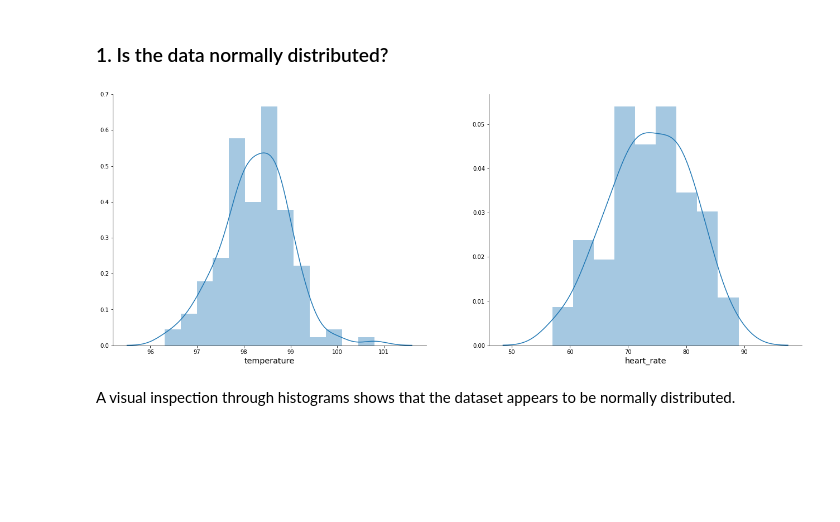
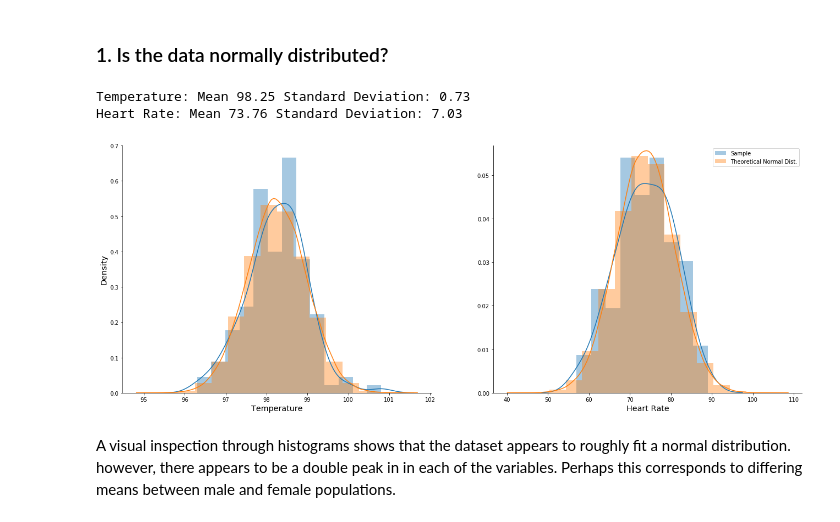
Before and after one commit to Nhorning/EDA_human_temperature, a Jupyter notebook: sliderule_dsi_inferential_statistics_exercise_1.ipynb, the cells around one changed output. Cells and saved outputs as stored; diff of their text form; code cells hidden in the pictures; blank space fills up the shorter version.

Commit message:
Added theoretical normal overlays
 Changes to be committed:
	modified:   sliderule_dsi_inferential_statistics_exercise_1.ipynb

```diff
--- a/sliderule_dsi_inferential_statistics_exercise_1.ipynb
+++ b/sliderule_dsi_inferential_statistics_exercise_1.ipynb
@@ -79,28 +79,56 @@ df.head()
 ### 1. Is the data normally distributed?
 # %%
 #Create a histogram of the data for visual inspection
+
+#Set varibles from dataframe
 T = df['temperature']
 G = df['gender']
 H = df['heart_rate']
 
-#s
+#Establish Paper Sizes
 A5 = (5.85,4.135)
 A4 = (11.7,8.27)
 A3 = (22.14,16.54)
 
+#Create Subplots
 f, ax = plt.subplots(1, 2)
 f.set_size_inches(A3[0],A4[1])
 ax[0].set_xlabel('Temperature', fontsize='x-large')
+ax[0].set_ylabel('Density', fontsize='x-large')
 ax[1].set_xlabel('Heart Rate', fontsize='x-large')
 
-f = sns.distplot(T, ax=ax[0])
-f = sns.distplot(H, ax=ax[1])
+#Plot Histograms
+f = sns.distplot(T, ax=ax[0], axlabel='Temperature', label='Sample')
+f = sns.distplot(H, ax=ax[1], axlabel='Heart Rate', label='Sample')
+
+#Find distrobution parameters
+muT = round(np.mean(T), 2)
+sigT = round(np.std(T), 2)
+vT = round(np.var(T), 2)
+
+muH = round(np.mean(H), 2)
+sigH = round(np.std(H), 2)
+vH = round(np.var(H), 2)
+
+print('Temperature: Mean',muT,'Standard Deviation:', sigT,)
+print('Heart Rate: Mean',muH, 'Standard Deviation:', sigH)
+
+#Create theoretical normal distrobutions
+theo_T = np.random.normal(muT, sigT, 100000)
+theo_H = np.random.normal(muH, sigH, 100000)
+
+#Overlay theoretical normal distrobutions
+f = sns.distplot(theo_T, ax=ax[0], hist=True, bins=16, label='Theoretical Normal Dist.')
+f = sns.distplot(theo_H, ax=ax[1], hist=True, bins=16, label='Theoretical Normal Dist.')
 
 sns.despine(ax=ax[0])
 sns.despine(ax=ax[1])
 
+plt.legend()
 plt.show()
 # %% [output]
+Temperature: Mean 98.25 Standard Deviation: 0.73
+Heart Rate: Mean 73.76 Standard Deviation: 7.03
-[figure, old version]
+[figure, new version]
-# %% [markdown]
-A visual inspection through histograms shows that the dataset appears to be normally distributed.
+# %% [markdown]
+A visual inspection through histograms shows that the dataset appears to roughly fit a normal distribution. however, there appears to be a double peak in in each of the variables. Perhaps this corresponds to differing means between male and female populations.
```
Also changed, not shown: parts of 1 cell of this notebook.
